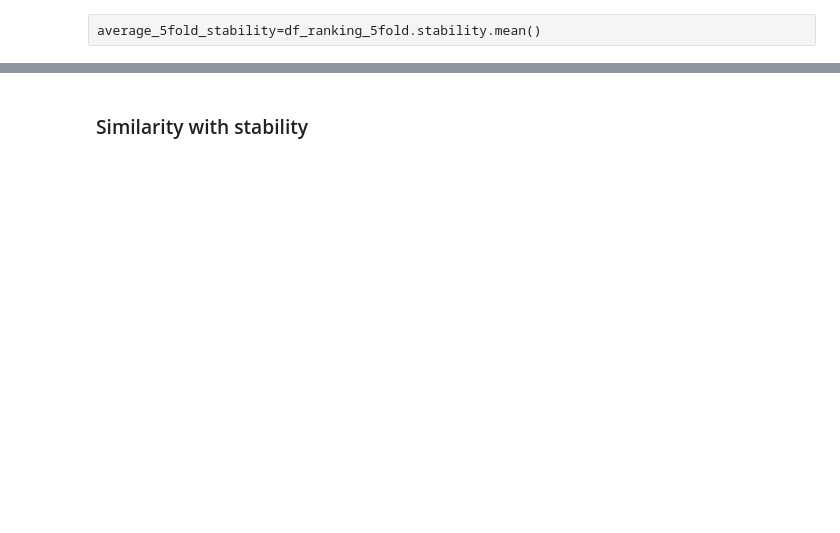
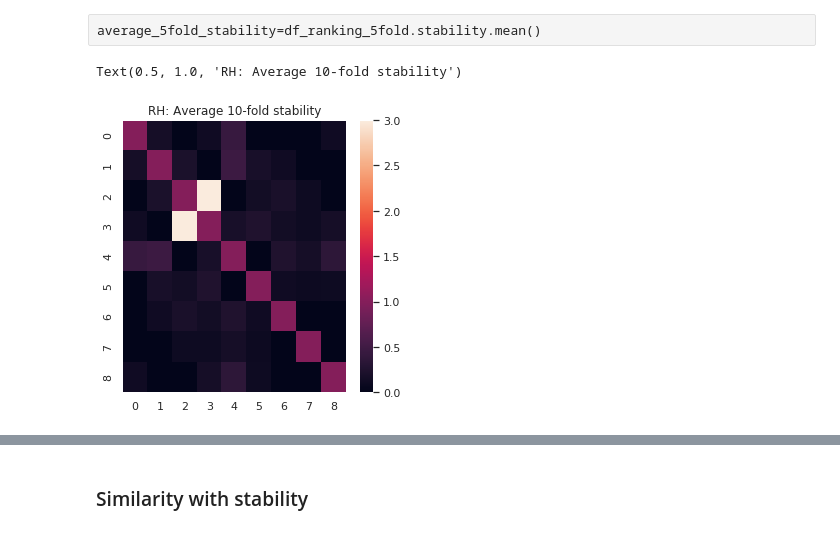
Before and after one commit to Raouaaa/Master_project, a Jupyter notebook: FS.ipynb, the cells around one changed output, grey strips where cells are left out. Cells and saved outputs as stored; diff of their text form; code cells hidden in the pictures; blank space fills up the shorter version.

```diff
--- a/FS.ipynb
+++ b/FS.ipynb
@@ -1527,3 +1565,5 @@ def intersection_cardinality(a,b):
 intersection_cardinality(dataframe_ranking_5fold.reliefF[20],dataframe_ranking_5fold.SPEC[20])
 # %%
 df_ranking_5fold=dataframe_ranking_5fold.copy()
+# %%
+df_ranking_10fold=dataframe_ranking_10fold.copy()
@@ -1530,2 +1572,4 @@ df_ranking_5fold=dataframe_ranking_5fold.copy()
 # %%
 df_ranking_5fold.drop(['overlapping'],axis=1,inplace=True)
+# %%
+df_ranking_10fold.drop(['overlapping'],axis=1,inplace=True)
@@ -1578,3 +1624,5 @@ def rowStability(row):
     return(get_stability(matrix))
 # %%
 df_ranking_5fold['stability']=df_ranking_5fold.apply(rowStability,axis=1)
+# %%
+df_ranking_10fold['stability']=df_ranking_10fold.apply(rowStability,axis=1)
@@ -1590,2 +1645,8 @@ sns.heatmap(average_5fold_stability)
 # %% [raw]
 average_5fold_stability=df_ranking_5fold.stability.mean()
+# %%
+sns.heatmap(average_10fold_stability)
+plt.title('RH: Average 10-fold stability')
+# %% [output]
+Text(0.5, 1.0, 'RH: Average 10-fold stability')
+[figure, added]
```
Also changed, not shown: parts of 62 cells of this notebook, 2 other files.
